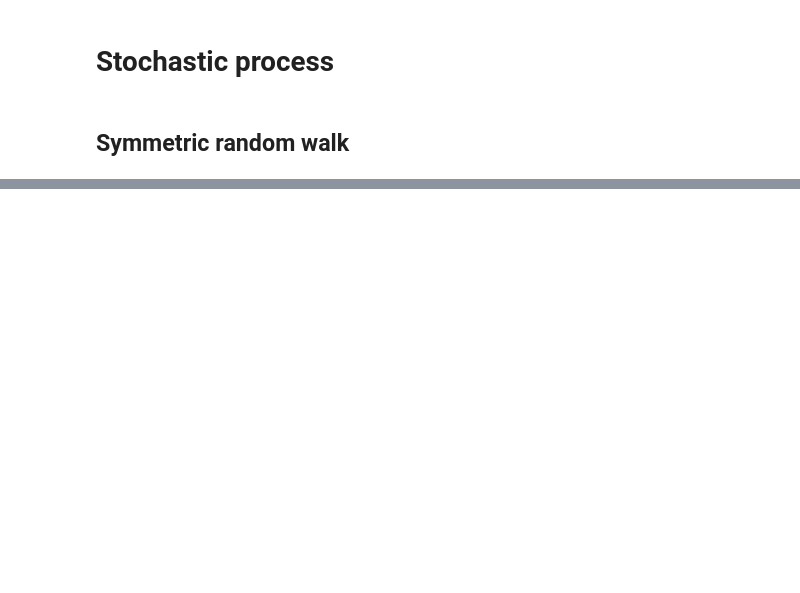
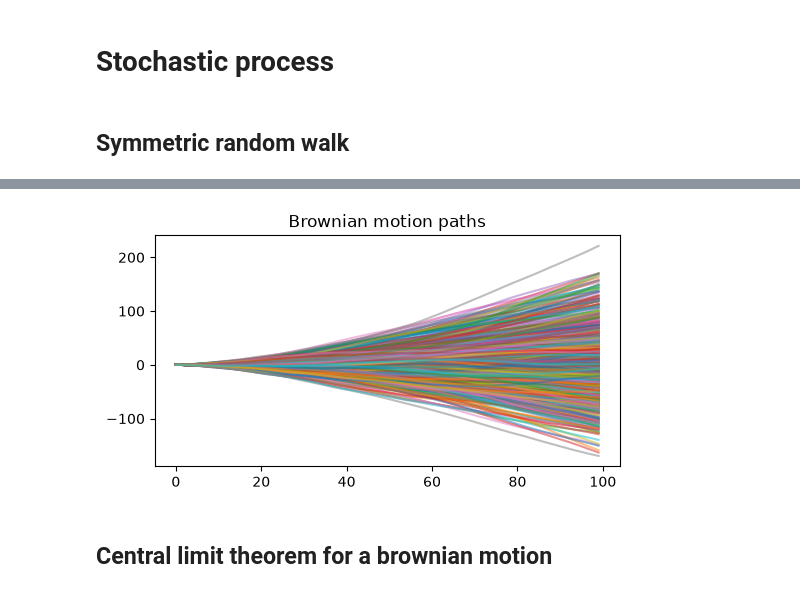
Before and after one commit to istmarc/ten-notebooks, a Jupyter notebook: notebooks/18.Process.ipynb, the cells around one changed output, grey strips where cells are left out. Cells and saved outputs as stored; diff of their text form; code cells hidden in the pictures; blank space fills up the shorter version.

```diff
--- a/notebooks/18.Process.ipynb
+++ b/notebooks/18.Process.ipynb
@@ -50,0 +66,11 @@ plt.show()
+# %%
+fig, axes = plt.subplots(figsize = (6, 3))
+Wnp = W.to_numpy()
+for i in range(n):
+    plt.plot(Wnp[i, :], alpha = .5)
+plt.title("Brownian motion paths")
+plt.show()
+# %% [output]
+[figure, added]
+# %% [markdown]
+## Central limit theorem for a brownian motion
```
Also changed, not shown: parts of 14 cells of this notebook.
